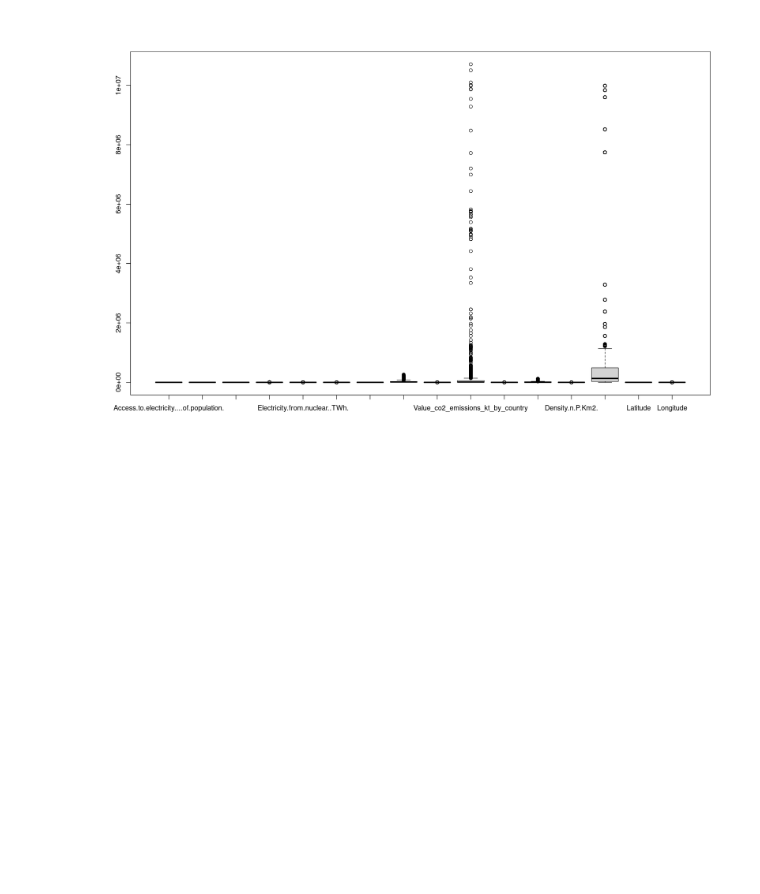
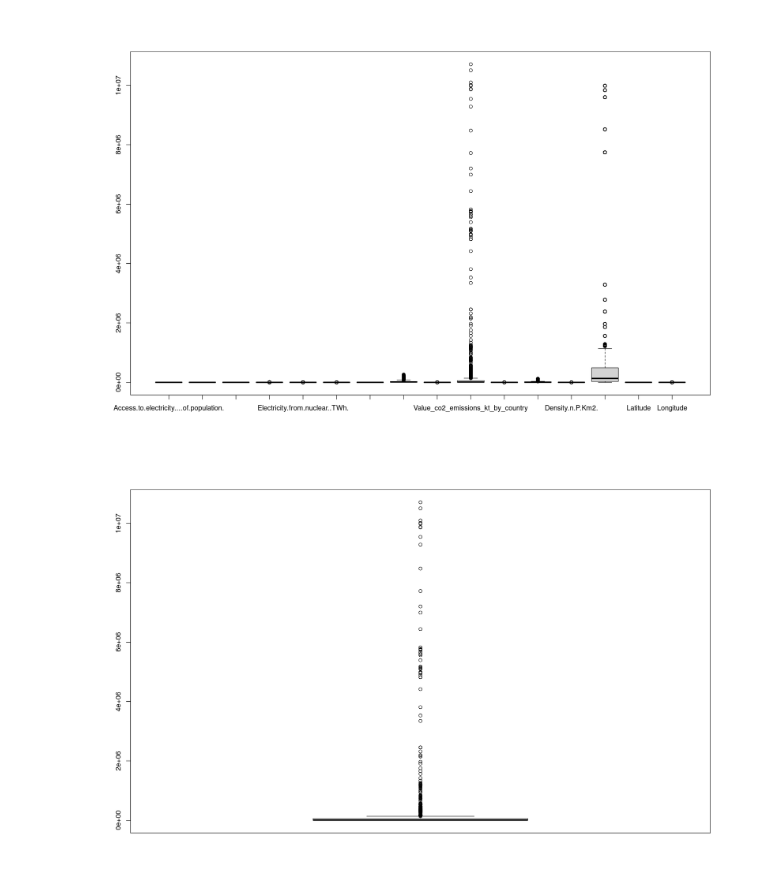
Before and after one commit to Mathilde-Mrs/Projet_machine_learning, a Jupyter notebook: notebook_R.ipynb, the cells around one changed output. Saved outputs shown, nothing was run; the diff lists cells and outputs as text; code cells hidden in the pictures; blank space fills up the shorter version.

```diff
--- a/notebook_R.ipynb
+++ b/notebook_R.ipynb
@@ -138,3 +137,7 @@ df = complete_data[,-c(1,2)]
 boxplot(df)
 # %% [output]
 [figure]
+# %%
+boxplot(df$Value_co2_emissions_kt_by_country)
+# %% [output]
+[figure, added]
```
Also changed, not shown: parts of 14 cells of this notebook.
